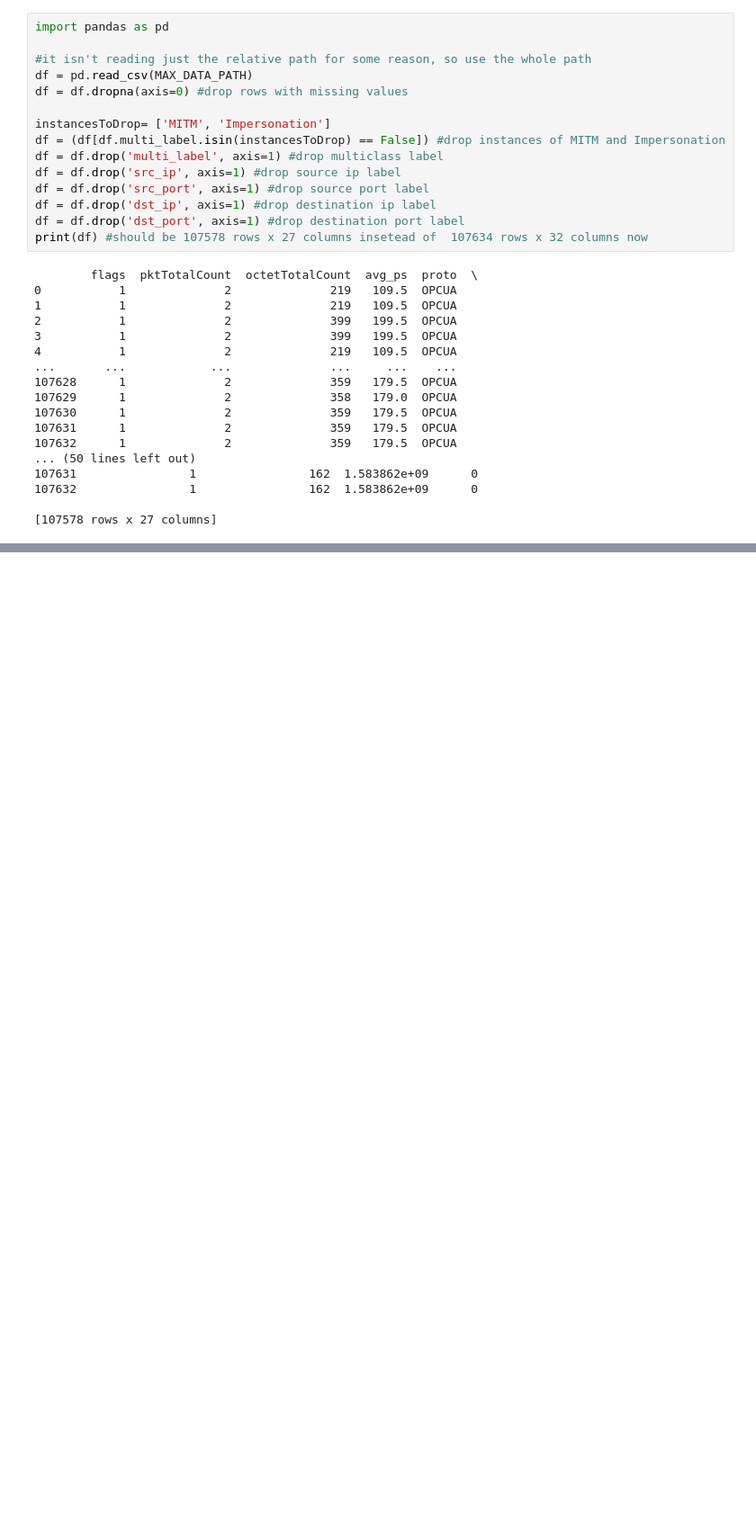
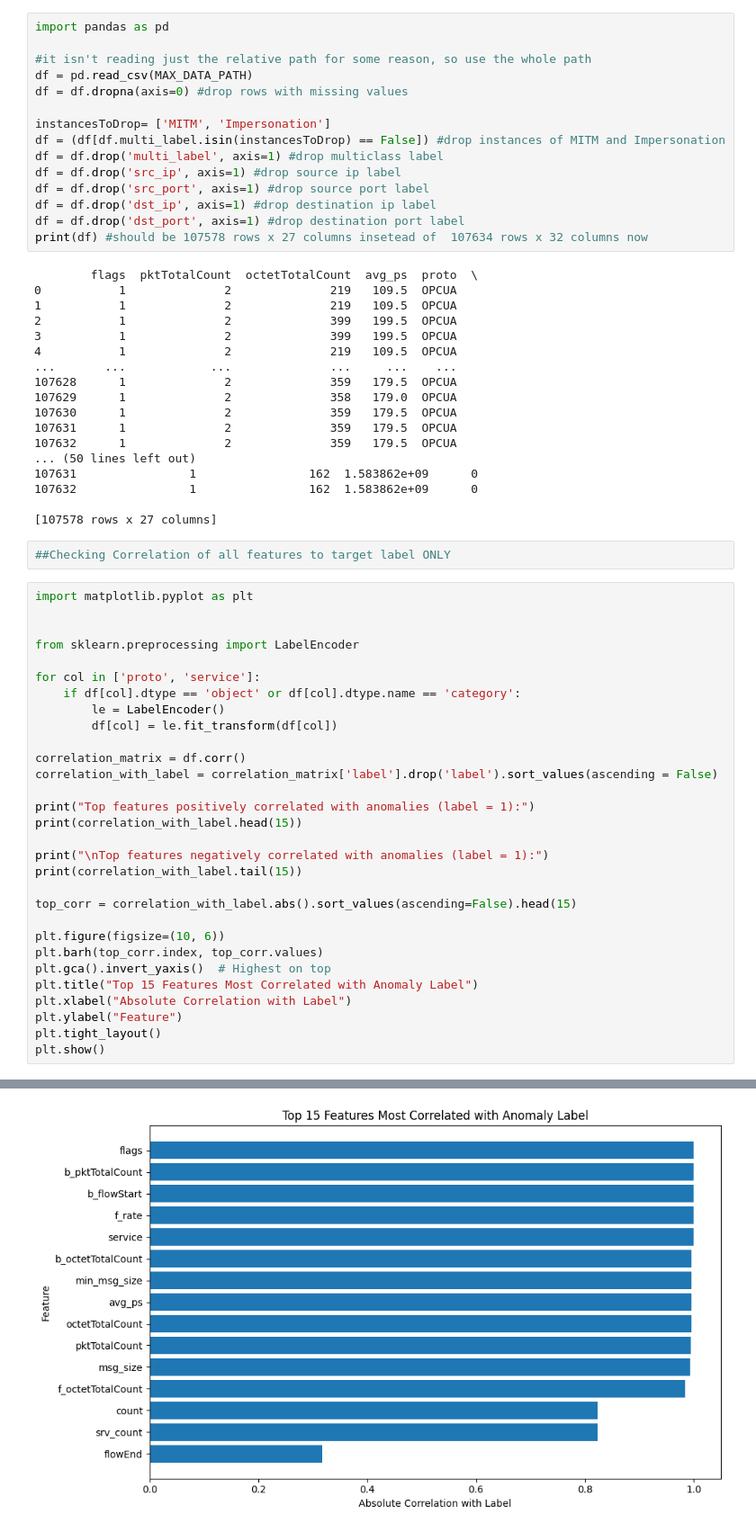
Before and after one commit to ChristopherZinati/483-final-project, a Jupyter notebook: Untitled.ipynb, the cells around one changed output, grey strips where cells are left out. Shown at 90% size. Drawn from its saved outputs; the diff is of its cells as text; blank space fills up the shorter version.

Commit message:
found correlation of the features to target label AND correlation of feature to feature with a heatmap

```diff
--- a/Untitled.ipynb
+++ b/Untitled.ipynb
@@ -42,3 +42,36 @@ print(df) #should be 107578 rows x 27 columns insetead of  107634 rows x 32 colu
 107632                1                162  1.583862e+09      0
 
 [107578 rows x 27 columns]
+# %%
+##Checking Correlation of all features to target label ONLY
+# %%
+import matplotlib.pyplot as plt
+
+
+from sklearn.preprocessing import LabelEncoder
+
+for col in ['proto', 'service']:
+    if df[col].dtype == 'object' or df[col].dtype.name == 'category':
+        le = LabelEncoder()
+        df[col] = le.fit_transform(df[col])
+
+correlation_matrix = df.corr()
+correlation_with_label = correlation_matrix['label'].drop('label').sort_values(ascending = False)
+
+print("Top features positively correlated with anomalies (label = 1):")
+print(correlation_with_label.head(15))
+
+print("\nTop features negatively correlated with anomalies (label = 1):")
+print(correlation_with_label.tail(15))
+
+top_corr = correlation_with_label.abs().sort_values(ascending=False).head(15)
+
+plt.figure(figsize=(10, 6))
+plt.barh(top_corr.index, top_corr.values)
+plt.gca().invert_yaxis()  # Highest on top
+plt.title("Top 15 Features Most Correlated with Anomaly Label")
+plt.xlabel("Absolute Correlation with Label")
+plt.ylabel("Feature")
+plt.tight_layout()
+plt.show()
+# %% [output]
@@ -44,0 +95 @@ print(df) #should be 107578 rows x 27 columns insetead of  107634 rows x 32 colu
+[figure, added]
```
Also changed, not shown: parts of 3 cells of this notebook.
